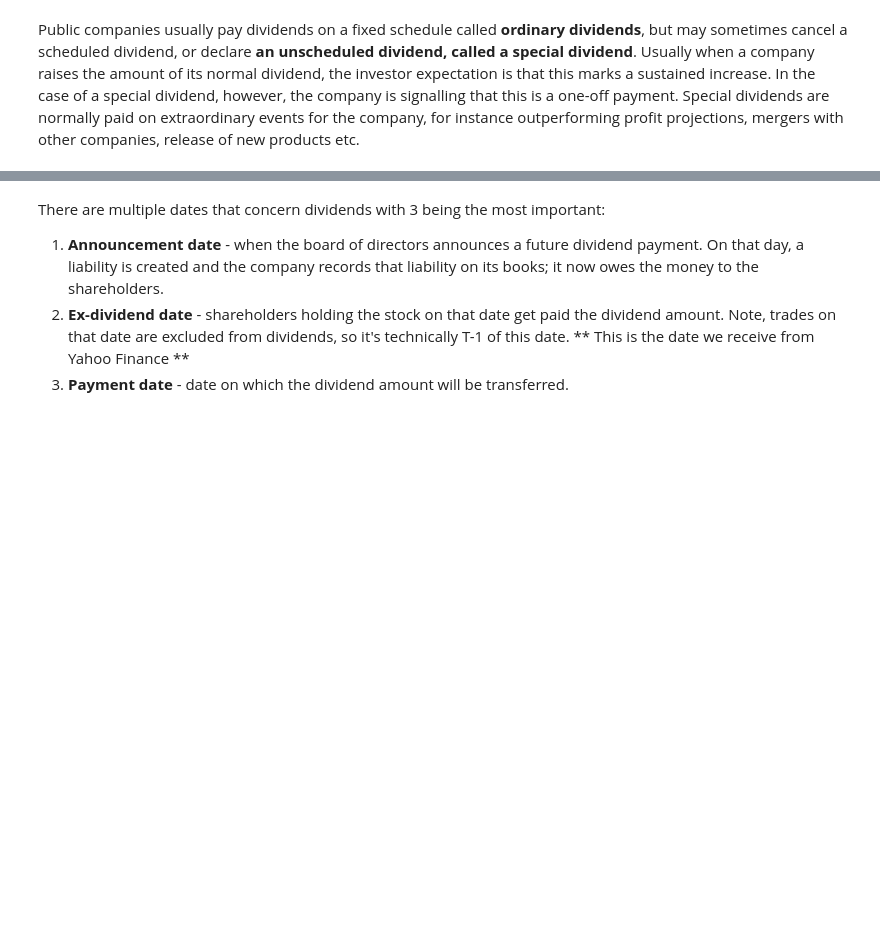
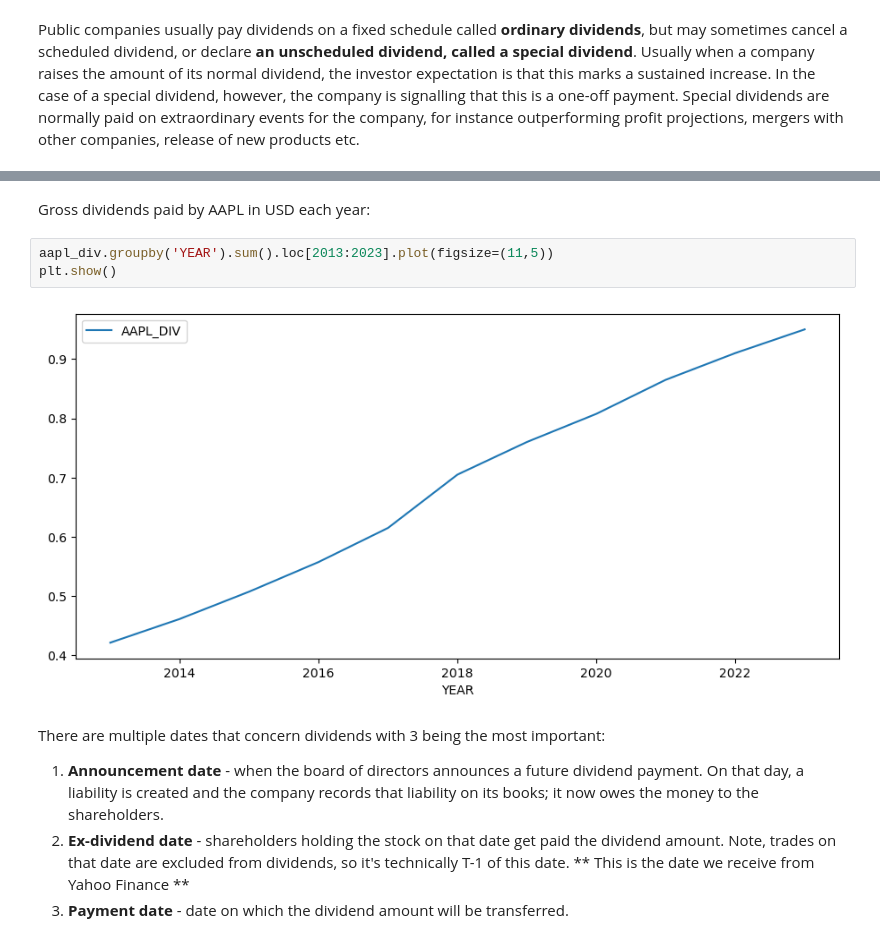
Before and after one commit to christianatanasov/algodisco, a Jupyter notebook: finance/dividends.ipynb, the cells around one changed output, grey strips where cells are left out. Cells and saved outputs as stored; diff of their text form; blank space fills up the shorter version.

```diff
--- a/finance/dividends.ipynb
+++ b/finance/dividends.ipynb
@@ -35,3 +39,10 @@ plt.show()
+# %% [markdown]
+Gross dividends paid by AAPL in USD each year:
+# %%
+aapl_div.groupby('YEAR').sum().loc[2013:2023].plot(figsize=(11,5))
+plt.show()
+# %% [output]
+[figure, added]
 # %% [markdown]
 There are multiple dates that concern dividends with 3 being the most important:
 1. <b>Announcement date</b> - when the board of directors announces a future dividend payment. On that day, a liability is created and the company records that liability on its books; it now owes the money to the shareholders.
```
Also changed, not shown: parts of 10 cells of this notebook, 1 other file.
